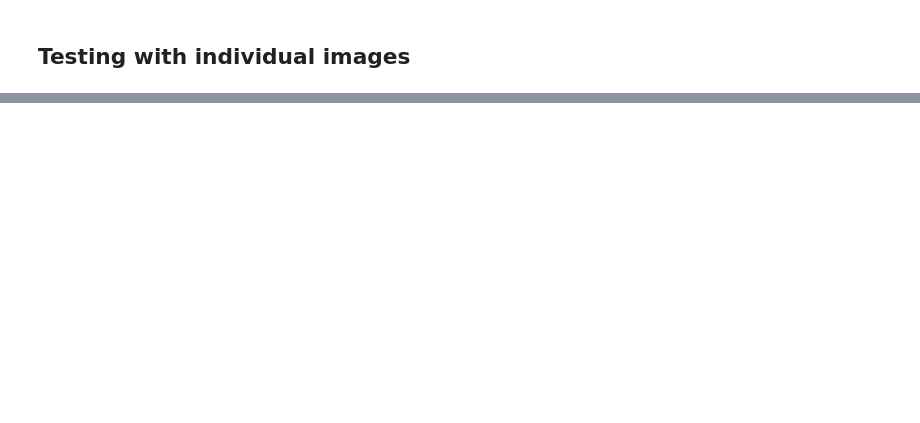
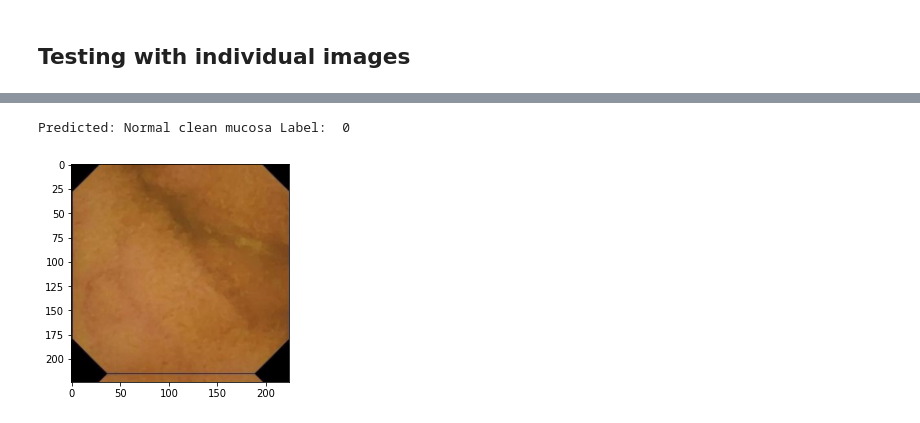
Before and after one commit to kunalburgul/MLDS_Problems, a Jupyter notebook: The-Kvasir-Capsule/The_Kvasir_Capsule.ipynb, the cells around one changed output, grey strips where cells are left out. Saved outputs shown, nothing was run; the diff lists cells and outputs as text; code cells hidden in the pictures; blank space fills up the shorter version.

```diff
--- a/The-Kvasir-Capsule/The_Kvasir_Capsule.ipynb
+++ b/The-Kvasir-Capsule/The_Kvasir_Capsule.ipynb
@@ -616,0 +629,6 @@ valid_ds[2]
+# %%
+img_val, label_val = valid_ds[1]
+valid_result(img_val, label_val, model)
+# %% [output]
+Predicted: Normal clean mucosa Label:  0
+[figure, added]
```
Also changed, not shown: parts of 40 cells of this notebook.
